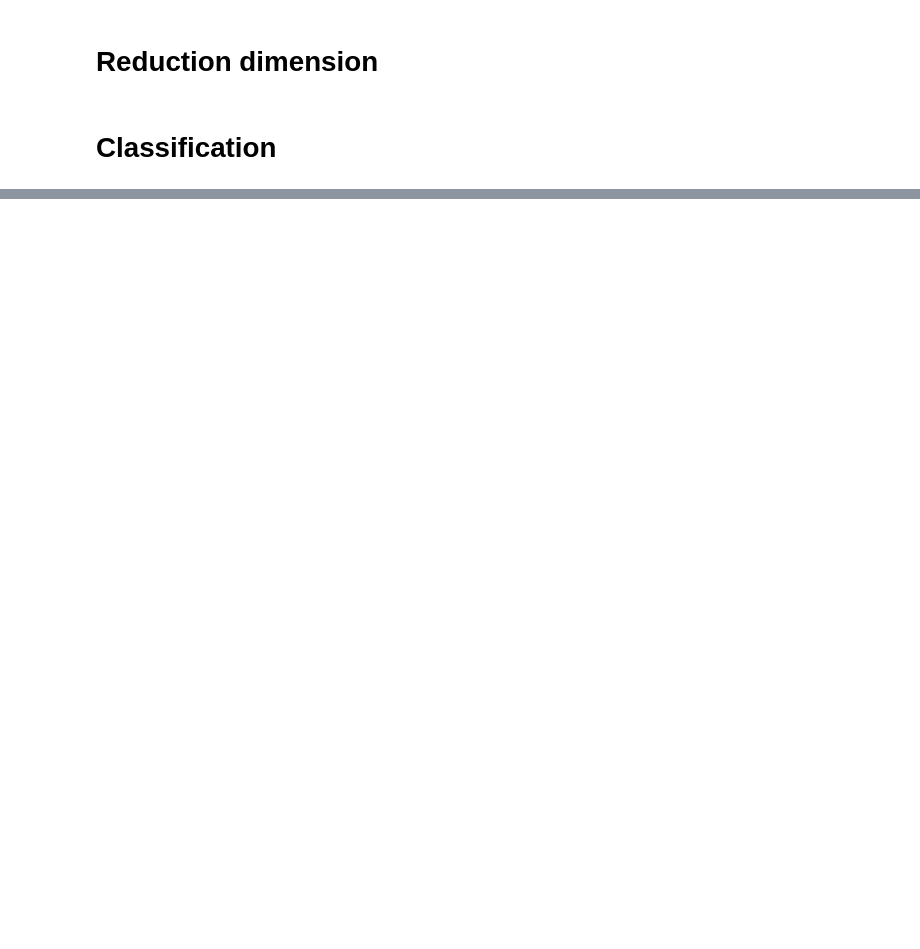
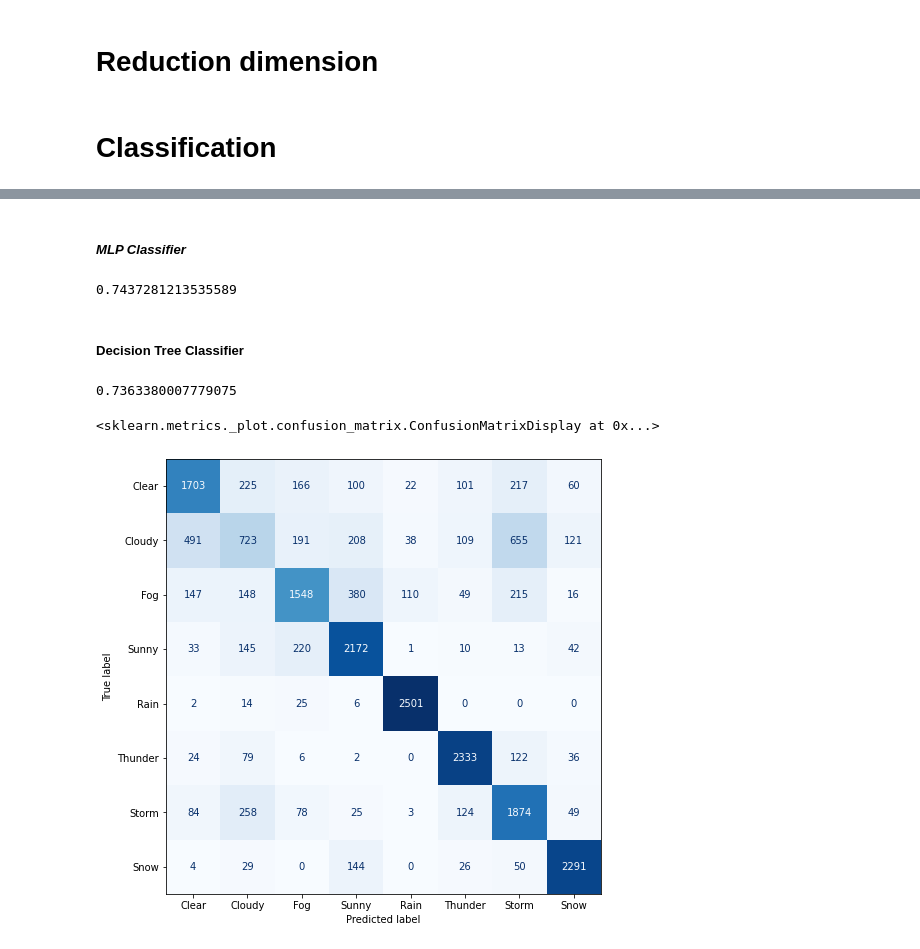
Before and after one commit to fatemehra10/Predict-weather, a Jupyter notebook: forecast.ipynb, the cells around one changed output, grey strips where cells are left out. Drawn from its saved outputs; the diff is of its cells as text; code cells hidden in the pictures; blank space fills up the shorter version.

```diff
--- a/forecast.ipynb
+++ b/forecast.ipynb
@@ -121,0 +208,3 @@ Text(0.5, 1.0, 'Hostogram weather')
+# %%
+forest = RandomForestRegressor(random_state=0)
+forest.fit(X_train, y_train)
@@ -125,0 +228,30 @@ Text(0.5, 1.0, 'Hostogram weather')
+# %%
+classes = y_res.unique()
+# %% [markdown]
+##### *MLP Classifier*
+# %%
+clf = MLPClassifier( alpha=0.001,
+                    hidden_layer_sizes=(12,25,38,50),)
+# %%
+clf.fit(X_train,y_train)
+y_pred = clf.predict(X_test)
+accuracy_score(y_test , y_pred)
+# %% [output]
+0.7437281213535589
+# %% [markdown]
+##### Decision Tree Classifier
+# %%
+model = DecisionTreeClassifier( random_state=42,max_depth=10, min_samples_leaf=5)
+model.fit(X_train,y_train)
+y_pred = model.predict(X_test)
+
+
+print(accuracy_score(y_test, y_pred))
+cf_matrix = confusion_matrix(y_test, y_pred)
+fig, ax =  plt.subplots(figsize=(8,8))
+disp = ConfusionMatrixDisplay(cf_matrix, display_labels= classes)
+disp.plot(cmap = plt.cm.Blues , colorbar = False, ax = ax)
+# %% [output]
+0.7363380007779075
+<sklearn.metrics._plot.confusion_matrix.ConfusionMatrixDisplay at 0x...>
+[figure, added]
```
Also changed, not shown: parts of 45 cells of this notebook.
